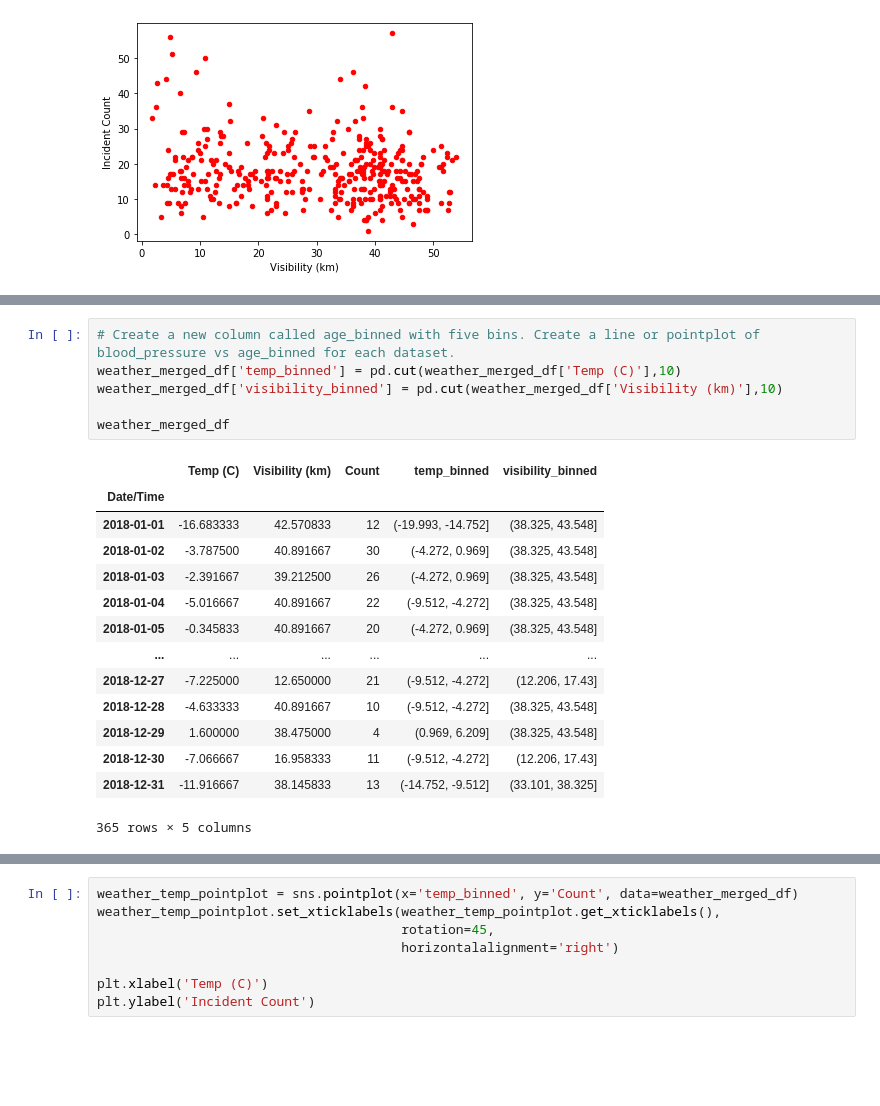
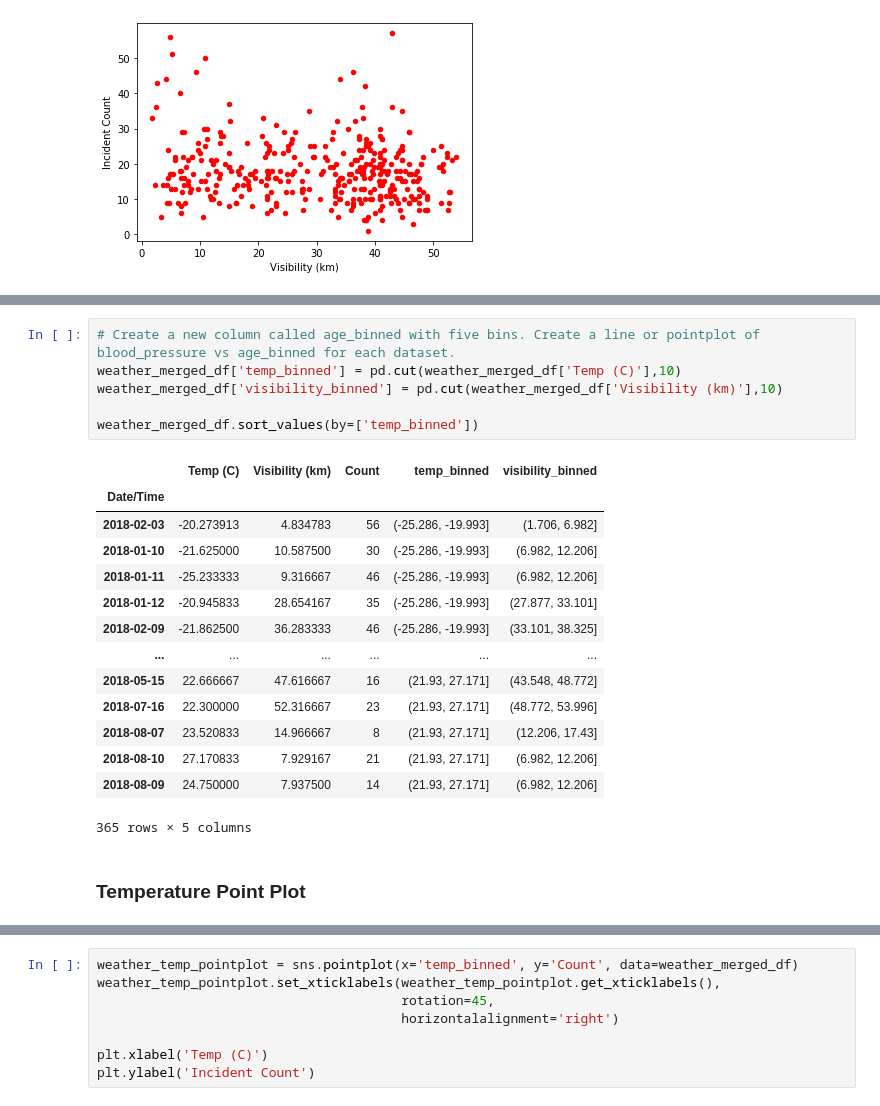
Before and after one commit to KChow095/Calgary-Traffic-Analysis, a Jupyter notebook: Calgary_Traffic_Analysis.ipynb, the cells around one changed output, grey strips where cells are left out. Saved outputs shown, nothing was run; the diff lists cells and outputs as text; blank space fills up the shorter version.

```diff
--- a/Calgary_Traffic_Analysis.ipynb
+++ b/Calgary_Traffic_Analysis.ipynb
@@ -247,21 +281,23 @@ Text(0, 0.5, 'Incident Count')
 # %%
 # Create a new column called age_binned with five bins. Create a line or pointplot of blood_pressure vs age_binned for each dataset.
 weather_merged_df['temp_binned'] = pd.cut(weather_merged_df['Temp (C)'],10)
 weather_merged_df['visibility_binned'] = pd.cut(weather_merged_df['Visibility (km)'],10)
 
-weather_merged_df
+weather_merged_df.sort_values(by=['temp_binned'])
 # %% [output]
 |  | Temp (C) | Visibility (km) | Count | temp_binned | visibility_binned |
 | Date/Time |  |  |  |  |  |
-| 2018-01-01 | -16.683333 | 42.570833 | 12 | (-19.993, -14.752] | (38.325, 43.548] |
-| 2018-01-02 | -3.787500 | 40.891667 | 30 | (-4.272, 0.969] | (38.325, 43.548] |
-| 2018-01-03 | -2.391667 | 39.212500 | 26 | (-4.272, 0.969] | (38.325, 43.548] |
-| 2018-01-04 | -5.016667 | 40.891667 | 22 | (-9.512, -4.272] | (38.325, 43.548] |
-| 2018-01-05 | -0.345833 | 40.891667 | 20 | (-4.272, 0.969] | (38.325, 43.548] |
+| 2018-02-03 | -20.273913 | 4.834783 | 56 | (-25.286, -19.993] | (1.706, 6.982] |
+| 2018-01-10 | -21.625000 | 10.587500 | 30 | (-25.286, -19.993] | (6.982, 12.206] |
+| 2018-01-11 | -25.233333 | 9.316667 | 46 | (-25.286, -19.993] | (6.982, 12.206] |
+| 2018-01-12 | -20.945833 | 28.654167 | 35 | (-25.286, -19.993] | (27.877, 33.101] |
+| 2018-02-09 | -21.862500 | 36.283333 | 46 | (-25.286, -19.993] | (33.101, 38.325] |
 | ... | ... | ... | ... | ... | ... |
-| 2018-12-27 | -7.225000 | 12.650000 | 21 | (-9.512, -4.272] | (12.206, 17.43] |
-| 2018-12-28 | -4.633333 | 40.891667 | 10 | (-9.512, -4.272] | (38.325, 43.548] |
-| 2018-12-29 | 1.600000 | 38.475000 | 4 | (0.969, 6.209] | (38.325, 43.548] |
-| 2018-12-30 | -7.066667 | 16.958333 | 11 | (-9.512, -4.272] | (12.206, 17.43] |
-| 2018-12-31 | -11.916667 | 38.145833 | 13 | (-14.752, -9.512] | (33.101, 38.325] |
+| 2018-05-15 | 22.666667 | 47.616667 | 16 | (21.93, 27.171] | (43.548, 48.772] |
+| 2018-07-16 | 22.300000 | 52.316667 | 23 | (21.93, 27.171] | (48.772, 53.996] |
+| 2018-08-07 | 23.520833 | 14.966667 | 8 | (21.93, 27.171] | (12.206, 17.43] |
+| 2018-08-10 | 27.170833 | 7.929167 | 21 | (21.93, 27.171] | (6.982, 12.206] |
+| 2018-08-09 | 24.750000 | 7.937500 | 14 | (21.93, 27.171] | (6.982, 12.206] |
 365 rows × 5 columns
+# %% [markdown]
+### Temperature Point Plot
```
Also changed, not shown: parts of 24 cells of this notebook.
